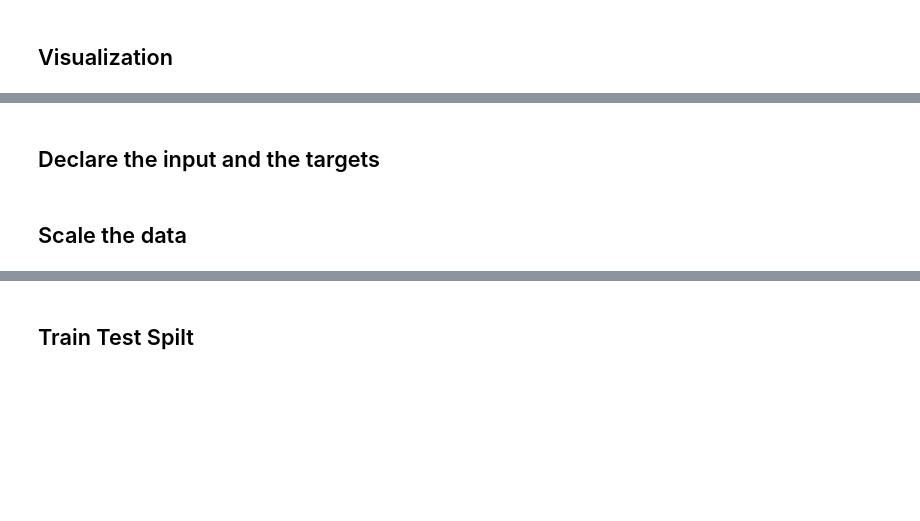
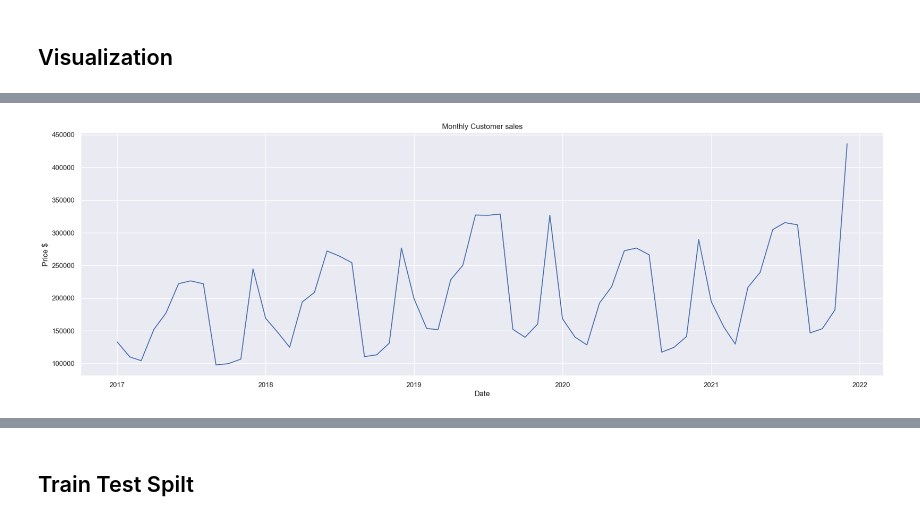
Before and after one commit to DheyaAlqaderi/ML_Model_Example, a Jupyter notebook: sklearn-Linear-Regression-Practical-Example.ipynb, the cells around one changed output, grey strips where cells are left out. Saved outputs shown, nothing was run; the diff lists cells and outputs as text; code cells hidden in the pictures; blank space fills up the shorter version.

```diff
--- a/sklearn-Linear-Regression-Practical-Example.ipynb
+++ b/sklearn-Linear-Regression-Practical-Example.ipynb
@@ -275,2 +179,0 @@ data_preprocessed.head()
-# %% [markdown]
-## Declare the input and the targets
@@ -280,2 +179,0 @@ inputs = data_preprocessed.drop(['log_price'], axis=1)
-# %% [markdown]
-## Scale the data
@@ -288,0 +180,9 @@ inputs_scaled = scaler.transform(inputs)
+# %%
+plt.figure(figsize=(23,7))
+plt.plot(monthly_sales['Date Order was placed'], monthly_sales['Total Price'])
+plt.ylabel('Price $')
+plt.xlabel('Date')
+plt.title('Monthly Customer sales')
+plt.show()
+# %% [output]
+[figure, added]
```
Also changed, not shown: parts of 47 cells of this notebook.
